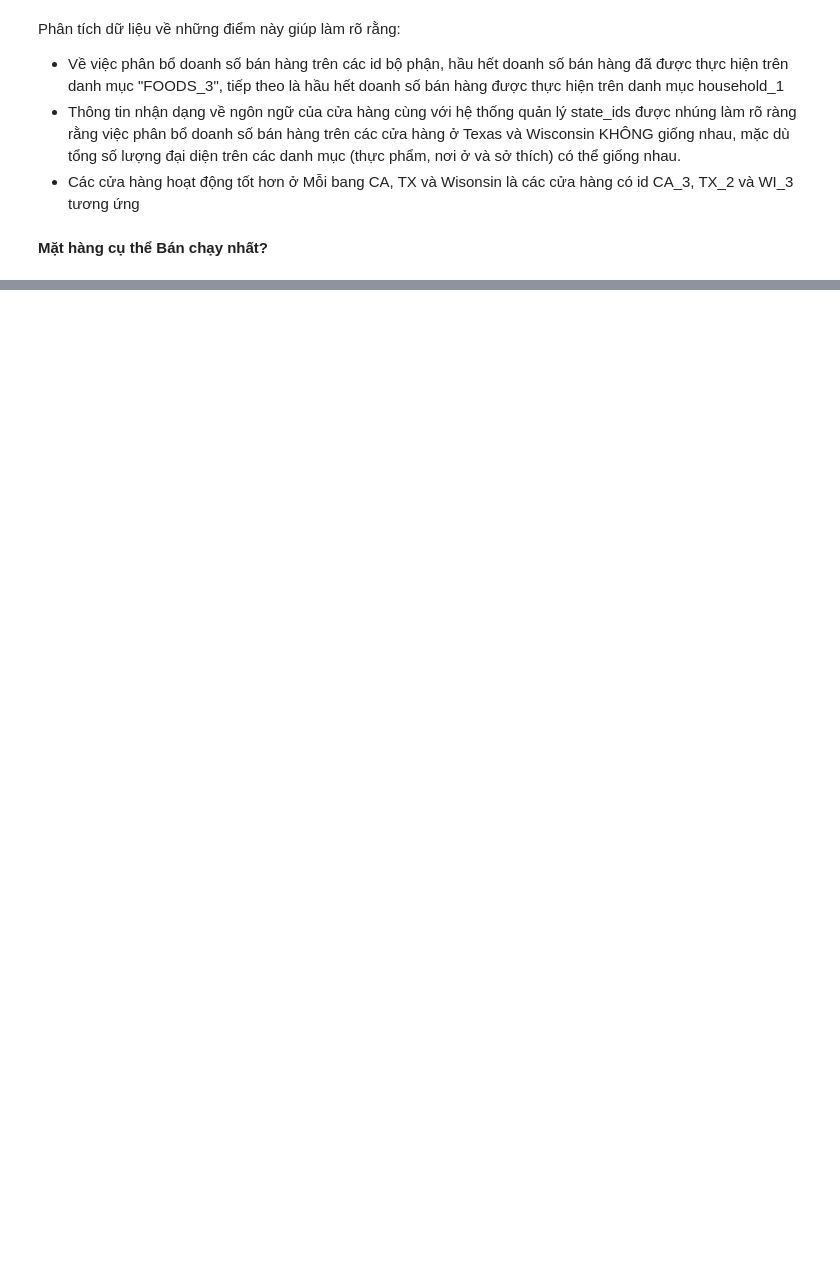
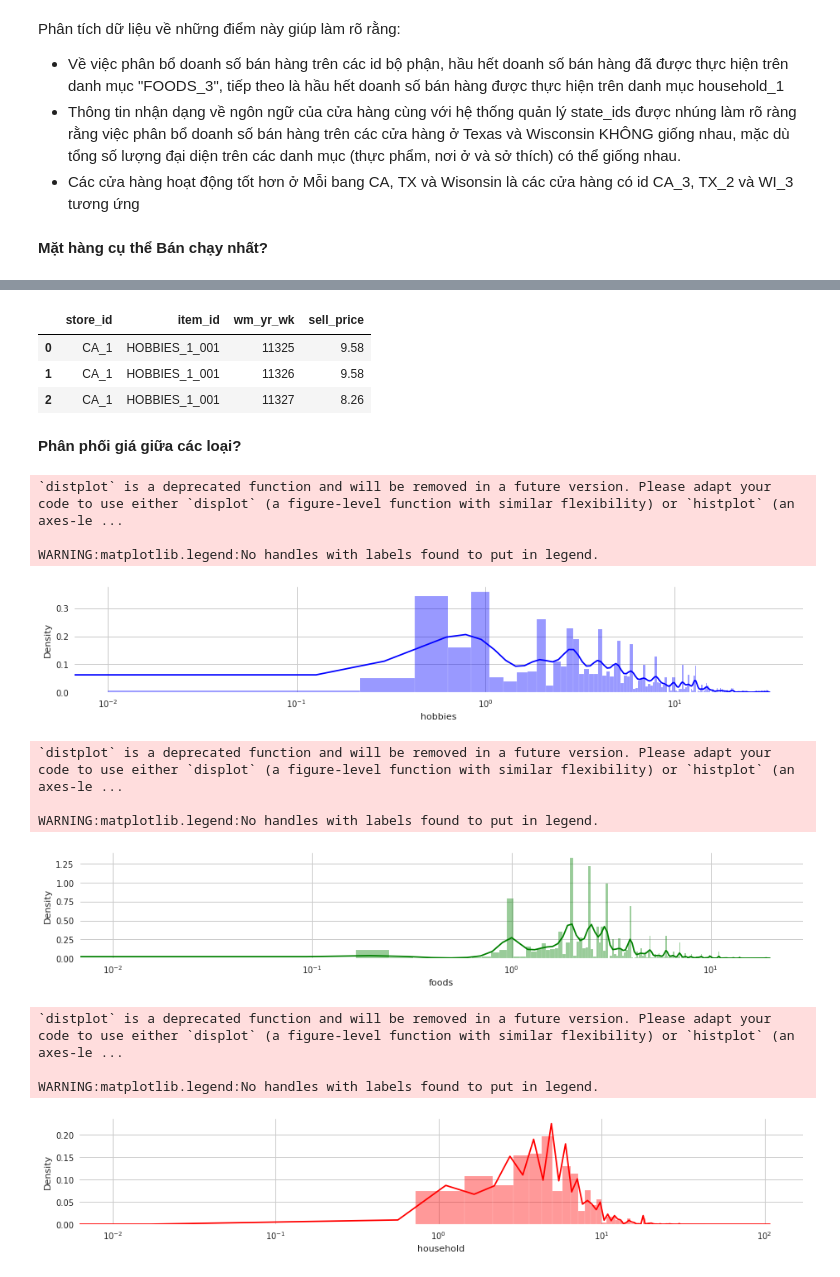
Before and after one commit to HienNguyenMinh/PythonAssignment, a Jupyter notebook: BaiTap1.ipynb, the cells around one changed output, grey strips where cells are left out. Saved outputs shown, nothing was run; the diff lists cells and outputs as text; code cells hidden in the pictures; blank space fills up the shorter version.

```diff
--- a/BaiTap1.ipynb
+++ b/BaiTap1.ipynb
@@ -364,0 +493,52 @@ Phân tích dữ liệu về những điểm này giúp làm rõ rằng:
+# %%
+sell_prices_df.head(3)
+# %% [output]
+|  | store_id | item_id | wm_yr_wk | sell_price |
+| 0 | CA_1 | HOBBIES_1_001 | 11325 | 9.58 |
+| 1 | CA_1 | HOBBIES_1_001 | 11326 | 9.58 |
+| 2 | CA_1 | HOBBIES_1_001 | 11327 | 8.26 |
+# %%
+# making a new column category out of the item_id
+sell_prices_df['category'] = sell_prices_df['item_id'].str.split("_", expand=True)[0]
+# %% [markdown]
+**Phân phối giá giữa các loại?**
+# %%
+sns.set_style('whitegrid')
+#plt.figure(figsize=(15,5))
+
+def kde_plotting(df, category, bin_size, color, label):
+
+    '''
+    plots the kde density plot of the continuous features of df specified
+
+    inputs: df, category(whether, foods, household or hobbies), bin_size(bin size for histogram)
+            color (color of the plot), label (label to the plot)
+    returns: kde plots with logarithmic scale taken on x_axis
+
+    '''
+    fig, ax1 = plt.subplots(figsize=(13, 2.5) )
+
+    sns.distplot(df[df['category'] == category]['sell_price'],
+               axlabel = label ,bins=bin_size, color = color, ax=ax1)
+
+    fig.tight_layout()
+    ax1.set_xscale('log')
+    plt.legend()
+    plt.show()
+
+kde_plotting(sell_prices_df, 'HOBBIES', 150, 'b', 'hobbies')
+kde_plotting(sell_prices_df, 'FOODS', 250, 'g', 'foods')
+kde_plotting(sell_prices_df, 'HOUSEHOLD', 150, 'r', 'household')
+# %% [output]
+`distplot` is a deprecated function and will be removed in a future version. Please adapt your code to use either `displot` (a figure-level function with similar flexibility) or `histplot` (an axes-le ...
+
+WARNING:matplotlib.legend:No handles with labels found to put in legend.
+[figure, added]
+`distplot` is a deprecated function and will be removed in a future version. Please adapt your code to use either `displot` (a figure-level function with similar flexibility) or `histplot` (an axes-le ...
+
+WARNING:matplotlib.legend:No handles with labels found to put in legend.
+[figure, added]
+`distplot` is a deprecated function and will be removed in a future version. Please adapt your code to use either `displot` (a figure-level function with similar flexibility) or `histplot` (an axes-le ...
+
+WARNING:matplotlib.legend:No handles with labels found to put in legend.
+[figure, added]
```
Also changed, not shown: parts of 39 cells of this notebook.
